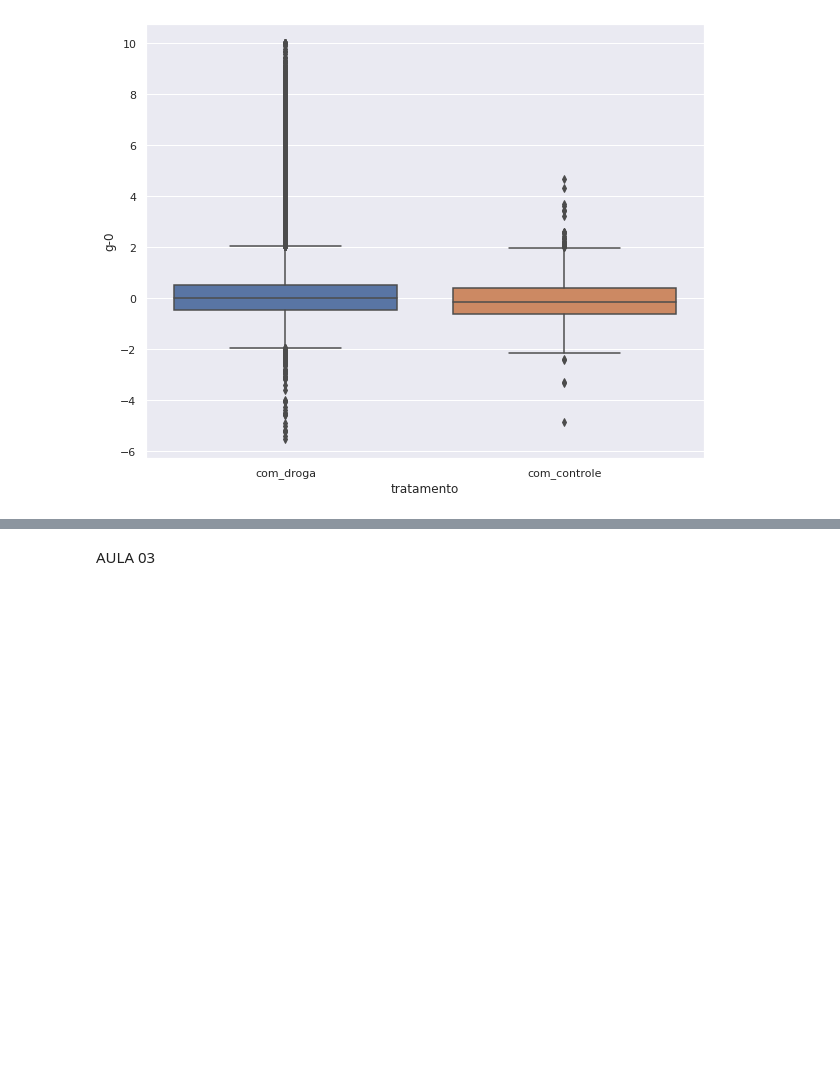
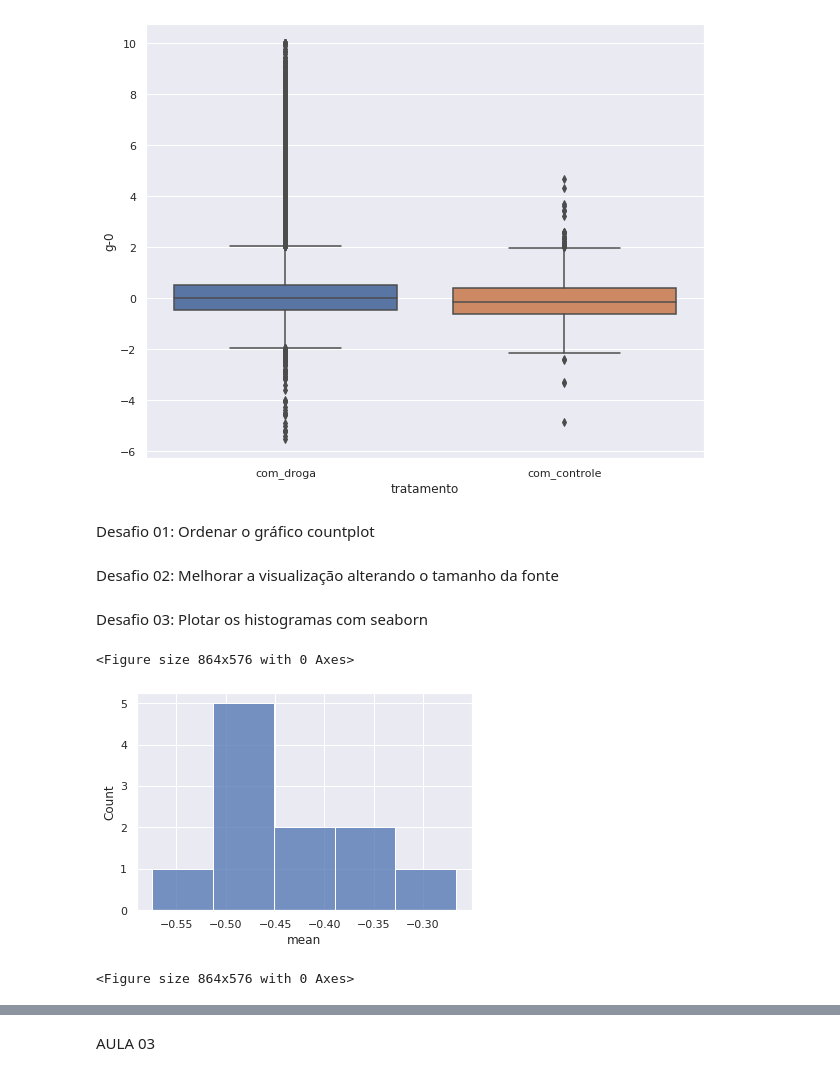
Before and after one commit to AnaBeatriz-Carvalho/Imersao_Dados_Alura, a Jupyter notebook: Imersão_Dados.ipynb, the cells around one changed output, grey strips where cells are left out. Drawn from its saved outputs; the diff is of its cells as text; code cells hidden in the pictures; blank space fills up the shorter version.

```diff
--- a/Imersão_Dados.ipynb
+++ b/Imersão_Dados.ipynb
@@ -303,3 +356,16 @@ sns.boxplot(y='g-0', x='tratamento', data=dados)
 # %% [output]
 <matplotlib.axes._subplots.AxesSubplot at 0x...>
 [figure]
+# %% [markdown]
+Desafio 01: Ordenar o gráfico countplot
+# %% [markdown]
+Desafio 02: Melhorar a visualização alterando o tamanho da fonte
+# %% [markdown]
+Desafio 03: Plotar os histogramas com seaborn
+# %%
+sns.histplot(dados.loc[:, 'c-0':'c-10'].describe().T['mean'])
+plt.figure(figsize=(12,8))
+# %% [output]
+<Figure size 864x576 with 0 Axes>
+[figure, added]
+<Figure size 864x576 with 0 Axes>
```
Also changed, not shown: parts of 67 cells of this notebook.
